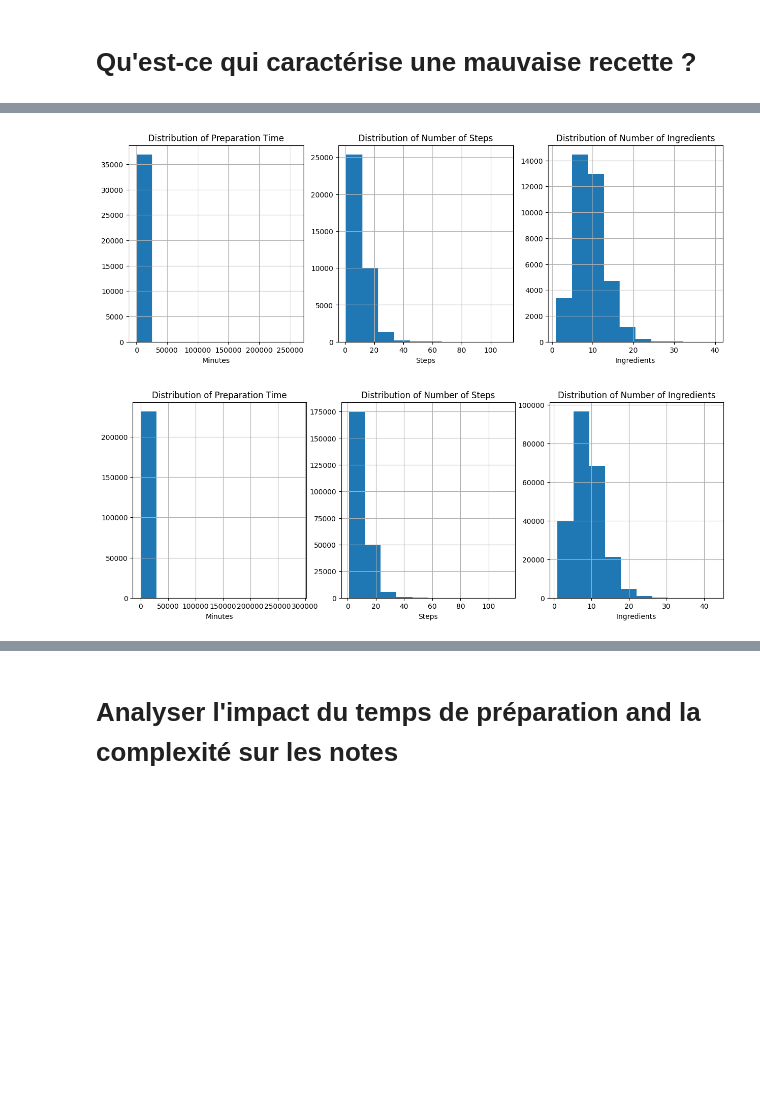
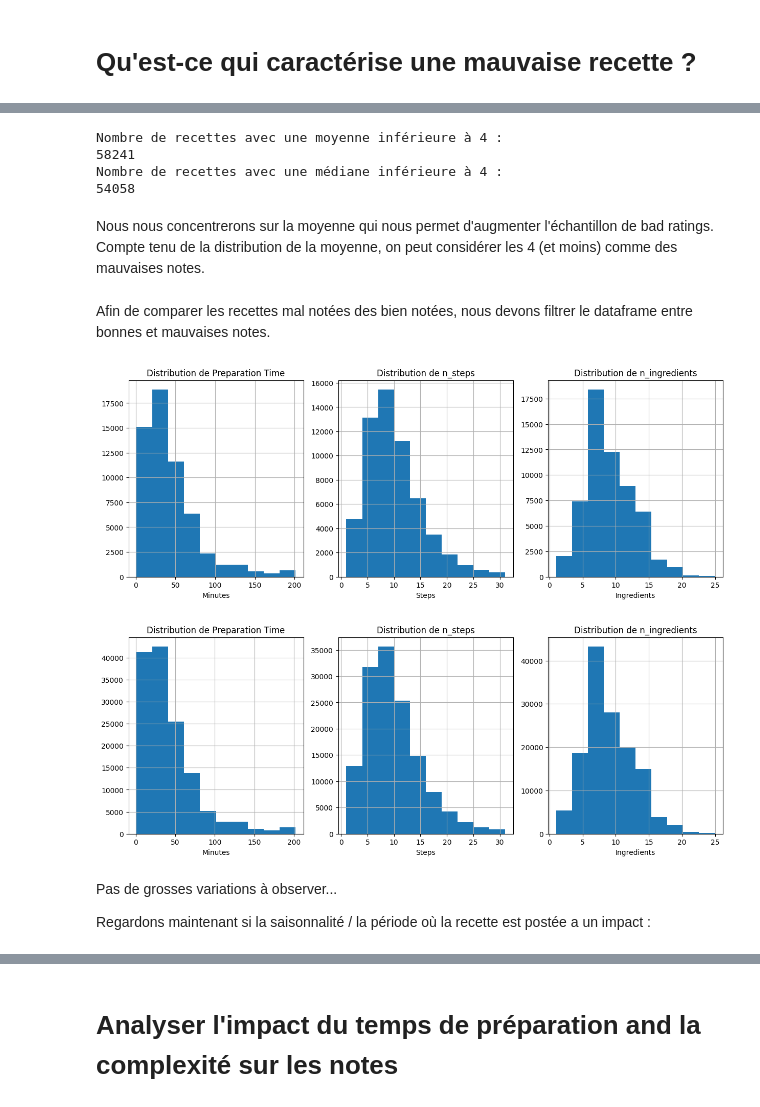
Before and after one commit to romainDonne22/cookproject, a Jupyter notebook: rating_recipe_correlation_analysis.ipynb, the cells around one changed output, grey strips where cells are left out. Saved outputs shown, nothing was run; the diff lists cells and outputs as text; code cells hidden in the pictures; blank space fills up the shorter version.

```diff
--- a/rating_recipe_correlation_analysis.ipynb
+++ b/rating_recipe_correlation_analysis.ipynb
@@ -67,0 +73,3 @@ dtype: int64
+# %%
+# Dropons la colonne id en double et la colonne nutrition déjà traitée
+merged_df.drop(['recipe_id','nutrition','steps'], axis=1, inplace=True)
@@ -137,0 +187,2 @@ Pas de corrélation entre les notes et les variables sélectionnées dans la cor
+# %%
+numerical_cols = merged_df.select_dtypes(include=['int64', 'float64']).columns
@@ -137,0 +260,23 @@ Pas de corrélation entre les notes et les variables sélectionnées dans la cor
+# %%
+# Définir les colonnes sur lesquelles nous voulons appliquer la suppression des valeurs aberrantes
+col_to_clean = ['minutes', 'n_steps', 'n_ingredients', 'calories', 'total_fat', 'sugar',
+                'sodium', 'protein', 'saturated_fat', 'carbohydrates']
+
+# Créer une copie du DataFrame initial pour travailler dessus
+cleaned_df = merged_df.copy()
+
+# Appliquer le filtrage des outliers
+for col in col_to_clean:
+    Q1 = merged_df[col].quantile(0.15)
+    Q3 = merged_df[col].quantile(0.85)
+    IQR = Q3 - Q1  # Étendue interquartile
+
+    # Calculer la borne supérieure
+    upper_bound = Q3 + 1.5 * IQR
+
+    # Filtrer les lignes cumulativement
+    cleaned_df = cleaned_df[cleaned_df[col] <= upper_bound]
+
+# Vérifier la taille avant et après la suppression des outliers
+print(f"Taille initiale du DataFrame : {merged_df.shape}")
+print(f"Taille après suppression des outliers : {cleaned_df.shape}")
@@ -138,40 +339,61 @@ Pas de corrélation entre les notes et les variables sélectionnées dans la cor
+# %%
+print('Nombre de recettes avec une moyenne inférieure à 4 :')
+print(cleaned_df[cleaned_df['note_moyenne'] <= 4.0].shape[0])
+print('Nombre de recettes avec une médiane inférieure à 4 :')
+print(cleaned_df[cleaned_df['note_mediane'] <= 4.0].shape[0])
+# %% [output]
+Nombre de recettes avec une moyenne inférieure à 4 :
+58241
+Nombre de recettes avec une médiane inférieure à 4 :
+54058
+# %% [markdown]
+Nous nous concentrerons sur la moyenne qui nous permet d'augmenter l'échantillon de bad ratings. Compte tenu de la distribution de la moyenne, on peut considérer les 4 (et moins) comme des mauvaises notes.
+# %% [markdown]
+Afin de comparer les recettes mal notées des bien notées, nous devons filtrer le dataframe entre bonnes et mauvaises notes.
+# %%
+# Filtrer les recettes avec une note inférieure ou égale à 4 :
+bad_ratings = cleaned_df[cleaned_df['note_moyenne'] <= 4.0]
+good_ratings = cleaned_df[cleaned_df['note_moyenne'] > 4.0]
 # %%
-# Distribution of preparation time, number of steps, and ingredients for low-rated recipes
+# Distribution des variables preparation time, number of steps, and ingredients pour les recettes mal notées
 fig, axes = plt.subplots(1, 3, figsize=(15, 5))
 
 bad_ratings['minutes'].hist(ax=axes[0])
-axes[0].set_title('Distribution of Preparation Time')
+axes[0].set_title('Distribution de Preparation Time')
 axes[0].set_xlabel('Minutes')
 
 bad_ratings['n_steps'].hist(ax=axes[1])
-axes[1].set_title('Distribution of Number of Steps')
+axes[1].set_title('Distribution de n_steps')
 axes[1].set_xlabel('Steps')
 
 bad_ratings['n_ingredients'].hist(ax=axes[2])
-axes[2].set_title('Distribution of Number of Ingredients')
+axes[2].set_title('Distribution de n_ingredients')
 axes[2].set_xlabel('Ingredients')
 plt.show()
 # %% [output]
-[figure, old version]
+[figure, new version]
 # %%
 # Comparons avec toutes les recettes de la base de données : est-ce que les mauvaises notes ont tiré vers le bas certaines de ces variables ?
 
-# Distribution of preparation time, number of steps, and ingredients for low-rated recipes
 fig, axes = plt.subplots(1, 3, figsize=(15, 5))
 
-merged_df['minutes'].hist(ax=axes[0])
-axes[0].set_title('Distribution of Preparation Time')
+good_ratings['minutes'].hist(ax=axes[0])
+axes[0].set_title('Distribution de Preparation Time')
 axes[0].set_xlabel('Minutes')
 
-merged_df['n_steps'].hist(ax=axes[1])
-axes[1].set_title('Distribution of Number of Steps')
+good_ratings['n_steps'].hist(ax=axes[1])
+axes[1].set_title('Distribution de n_steps')
 axes[1].set_xlabel('Steps')
 
-merged_df['n_ingredients'].hist(ax=axes[2])
-axes[2].set_title('Distribution of Number of Ingredients')
+good_ratings['n_ingredients'].hist(ax=axes[2])
+axes[2].set_title('Distribution de n_ingredients')
 axes[2].set_xlabel('Ingredients')
 plt.show()
 # %% [output]
-[figure, old version]
+[figure, new version]
+# %% [markdown]
+Pas de grosses variations à observer...
+
+Regardons maintenant si la saisonnalité / la période où la recette est postée a un impact :
 # %%
 # Grouper par jour de la semaine pour compter les soumissions
```
Also changed, not shown: parts of 149 cells of this notebook, 1 other file.
